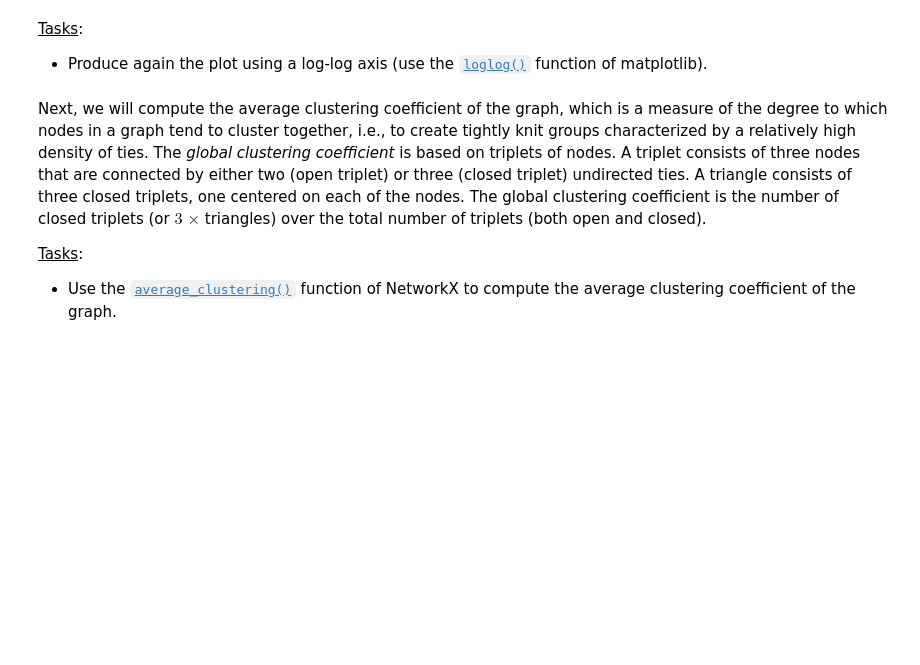
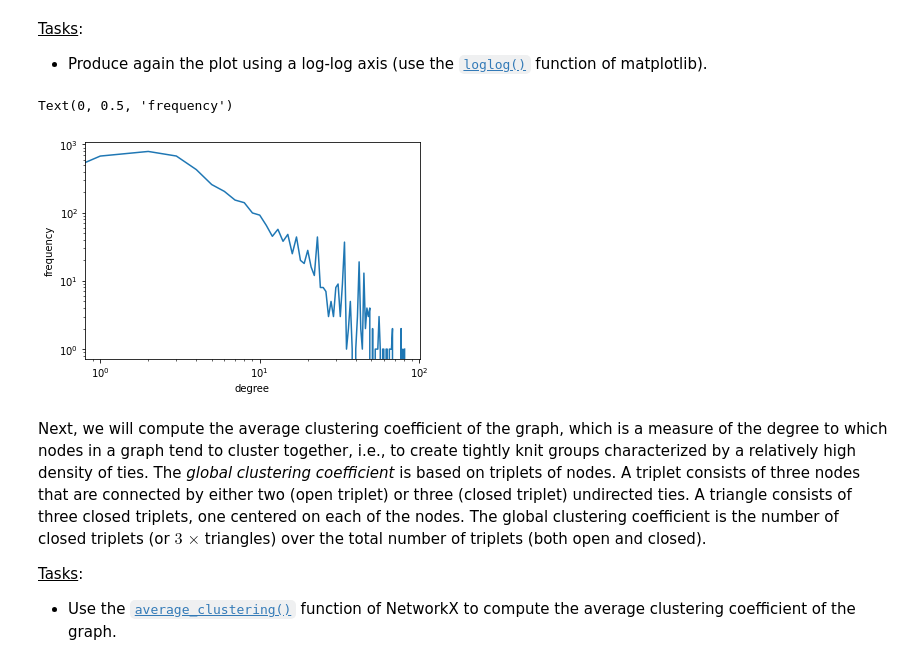
Before and after one commit to djambar/courses, a Jupyter notebook: graph_mining_lab.ipynb, the cells around one changed output. Drawn from its saved outputs; the diff is of its cells as text; code cells hidden in the pictures; blank space fills up the shorter version.

```diff
--- a/graph_mining_lab.ipynb
+++ b/graph_mining_lab.ipynb
@@ -77,3 +123,10 @@ import matplotlib.pyplot as plt
+# %%
+plt.loglog(hist)
+plt.xlabel('degree')
+plt.ylabel('frequency')
+# %% [output]
+Text(0, 0.5, 'frequency')
+[figure, added]
 # %% [markdown]
 Next, we will compute the average clustering coefficient of the graph, which is a measure of the degree to which nodes in a graph tend to cluster together, i.e., to create tightly knit groups characterized by a relatively high density of ties. The *global clustering coefficient* is based on triplets of nodes. A triplet consists of three nodes that are connected by either two (open triplet) or three (closed triplet) undirected ties. A triangle consists of three closed triplets, one centered on each of the nodes. The global clustering coefficient is the number of closed triplets (or $3$ $\times$ triangles) over the total number of triplets (both open and closed).
 
```
Also changed, not shown: parts of 34 cells of this notebook.
